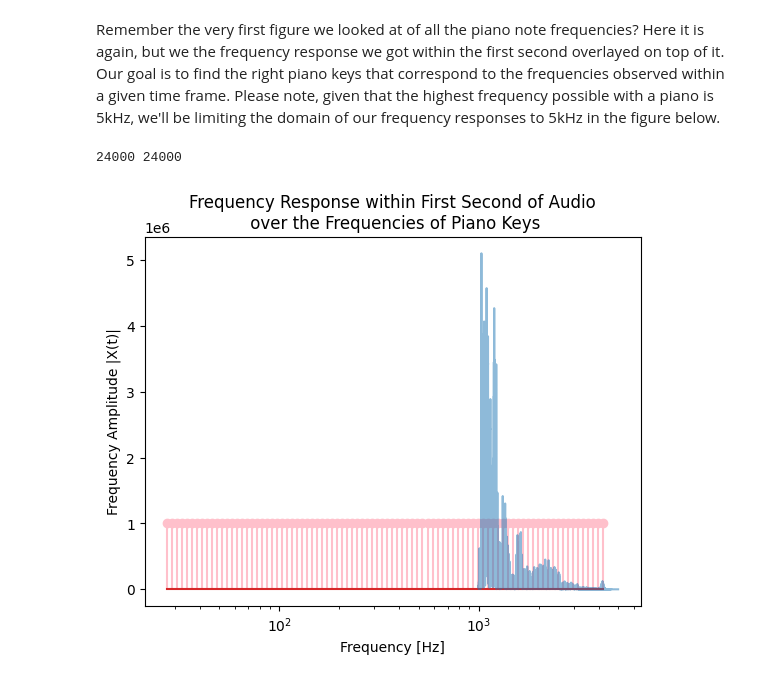
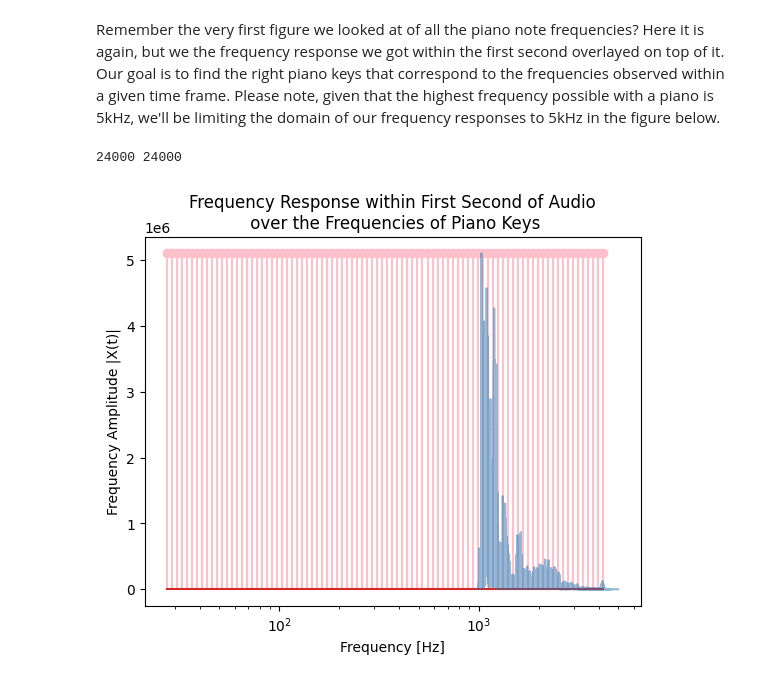
Before and after one commit to ECE-Capstone-2022/signal-processing, a Jupyter notebook: main.ipynb, the cells around one changed output. Cells and saved outputs as stored; diff of their text form; code cells hidden in the pictures.

Commit message:
Scaled the magnitude of the piano keys in the last figure in order to illustrate how we would like to play the keys that correspond to input frequenices at varying strengths

```diff
--- a/main.ipynb
+++ b/main.ipynb
@@ -179,24 +179,25 @@ of our frequency responses to 5kHz in the figure below.
 # %%
 single_sample_data = audio_time_series[:sample_rate,0]
 
 def fft_over_piano(audio, sample_rate):
-
-  plt.stem(PIANO_KEY_FREQUENCIES, np.full(len(PIANO_KEY_FREQUENCIES), (10**6)), linefmt='pink')
 
   N = len(audio)    # Number of samples
   y_freq = fft(audio)
   domain = len(y_freq) // 2
   X = np.linspace(1000, 5000, N//2)
   Y = np.abs(y_freq[:domain])
+
+  plt.stem(PIANO_KEY_FREQUENCIES, np.full(len(PIANO_KEY_FREQUENCIES), max(Y)), linefmt='pink')
+
   plt.plot(X, Y, alpha=0.5)
   print(len(X), len(Y))
   plt.xlabel("Frequency [Hz]")
   plt.ylabel("Frequency Amplitude |X(t)|")
   plt.xscale('log')
   plt.title("Frequency Response within First Second of Audio\n over the Frequencies of Piano Keys")
   return plt.show()
 
 fft_over_piano(single_sample_data, sample_rate)
 # %% [output]
 24000 24000
-[figure, old version]
+[figure, new version]
```
